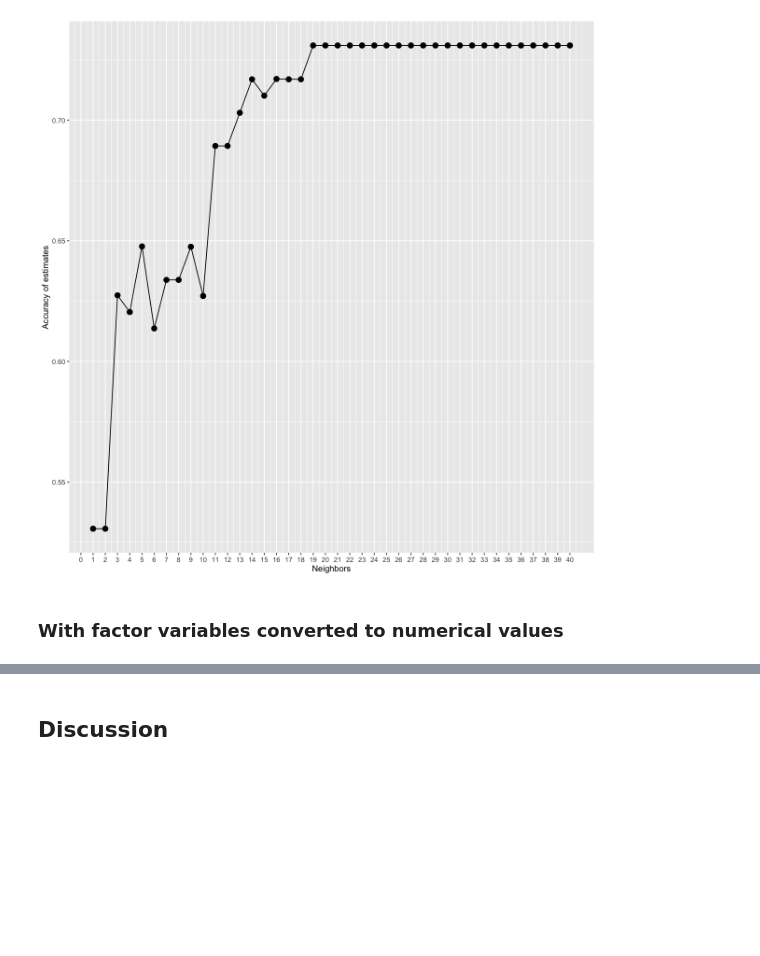
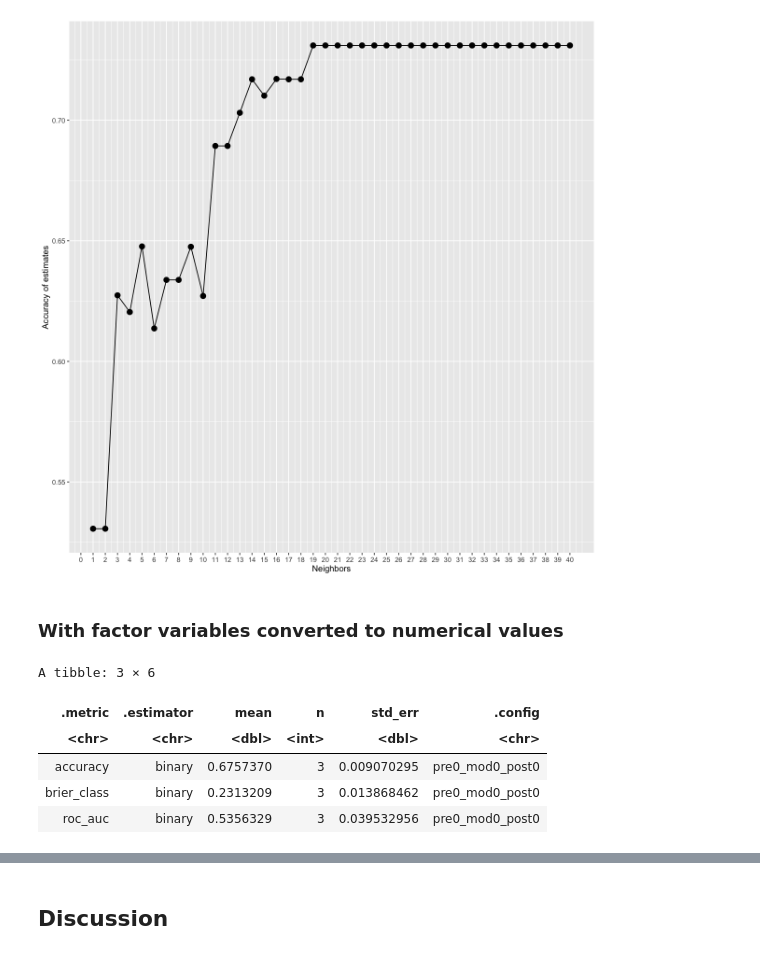
Before and after one commit to avahbot/dsci-100-term-project-final, a Jupyter notebook: project.ipynb, the cells around one changed output, grey strips where cells are left out. Cells and saved outputs as stored; diff of their text form; code cells hidden in the pictures; blank space fills up the shorter version.

```diff
--- a/project.ipynb
+++ b/project.ipynb
@@ -332,0 +331,30 @@ accuracies |> ggplot(aes(x = neighbors, y = mean)) +
+# %%
+set.seed(6767)
+
+experience_map <- c("Beginner"=0, "Amateur"=1, "Regular"=2, "Pro"=3, "Veteran"=4)
+
+converted_players <- tidy_players |> mutate(experience_level = experience_map[as.character(experience)])
+
+players_split <- initial_split(converted_players, prop = 0.75, strata = subscribe)
+players_train <- training(players_split)
+players_test <- testing(players_split)
+
+players_vfold <- vfold_cv(players_train, v = 3, strata = subscribe)
+
+subscription_recipe <- recipe(subscribe ~ age + played_hours + experience_level, converted_players) |>
+    step_scale(all_predictors()) |>
+    step_center(all_predictors())
+
+subscription_resample_fit <- workflow() |>
+    add_recipe(subscription_recipe) |>
+    add_model(knn_spec) |>
+    fit_resamples(resamples = players_vfold)
+
+subscription_resample_fit |> collect_metrics()
+# %% [output]
+A tibble: 3 × 6
+| .metric | .estimator | mean | n | std_err | .config |
+| <chr> | <chr> | <dbl> | <int> | <dbl> | <chr> |
+| accuracy | binary | 0.6757370 | 3 | 0.009070295 | pre0_mod0_post0 |
+| brier_class | binary | 0.2313209 | 3 | 0.013868462 | pre0_mod0_post0 |
+| roc_auc | binary | 0.5356329 | 3 | 0.039532956 | pre0_mod0_post0 |
```
Also changed, not shown: parts of 3 cells of this notebook.
